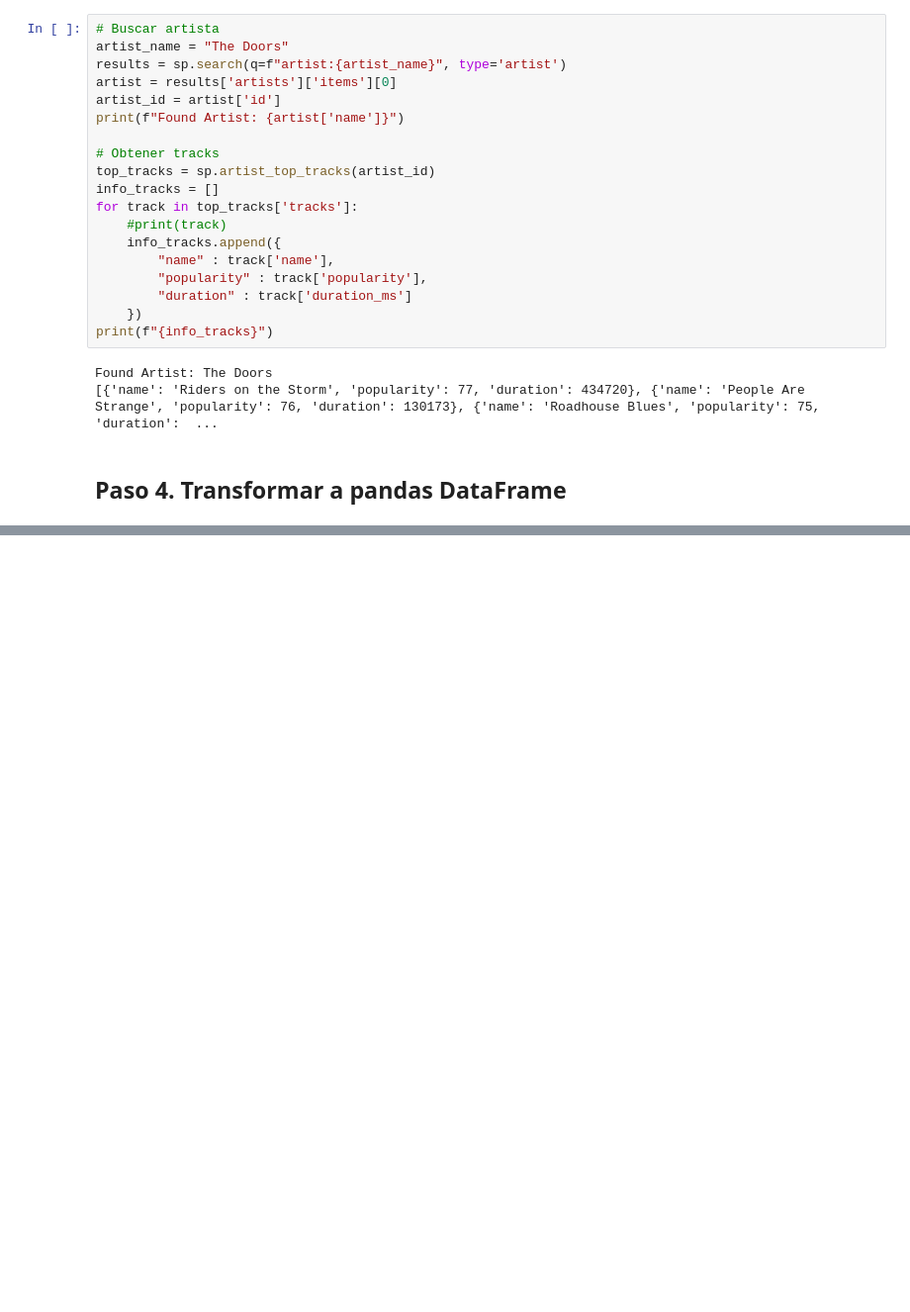
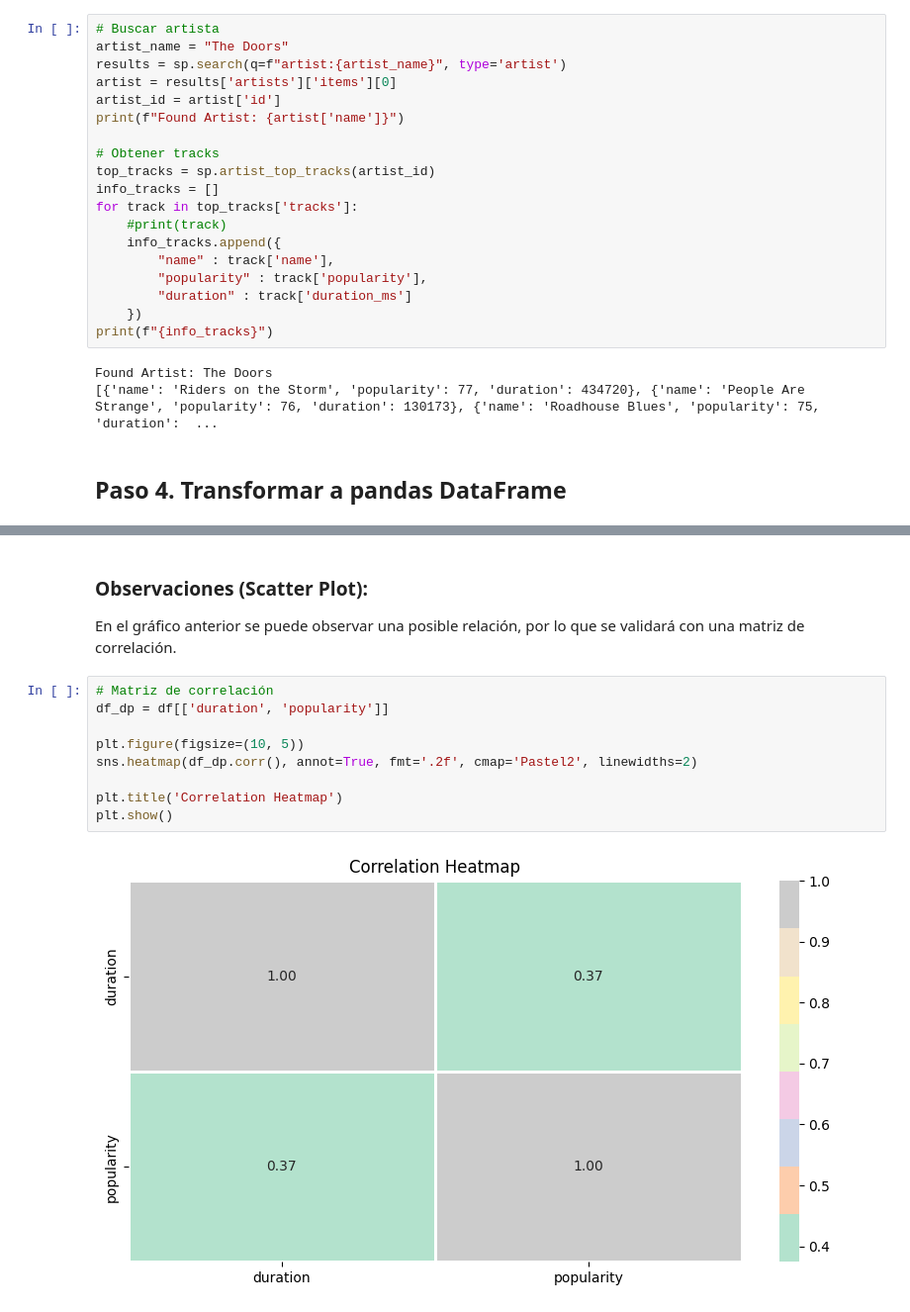
Before and after one commit to 4GeeksAcademy/interacting-with-api-python-project-tutorial-BBRH, a Jupyter notebook: src/interacting_with_api_explore.ipynb, the cells around one changed output, grey strips where cells are left out. Shown: that part at 99% size. Drawn from its saved outputs; the diff is of its cells as text; blank space fills up the shorter version.

```diff
--- a/src/interacting_with_api_explore.ipynb
+++ b/src/interacting_with_api_explore.ipynb
@@ -61,0 +89,14 @@ df.head()
+# %% [markdown]
+### Observaciones (Scatter Plot):
+En el gráfico anterior se puede observar una posible relación, por lo que se validará con una matriz de correlación.
+# %%
+# Matriz de correlación
+df_dp = df[['duration', 'popularity']]
+
+plt.figure(figsize=(10, 5))
+sns.heatmap(df_dp.corr(), annot=True, fmt='.2f', cmap='Pastel2', linewidths=2)
+
+plt.title('Correlation Heatmap')
+plt.show()
+# %% [output]
+[figure, added]
```
Also changed, not shown: parts of 5 cells of this notebook.
